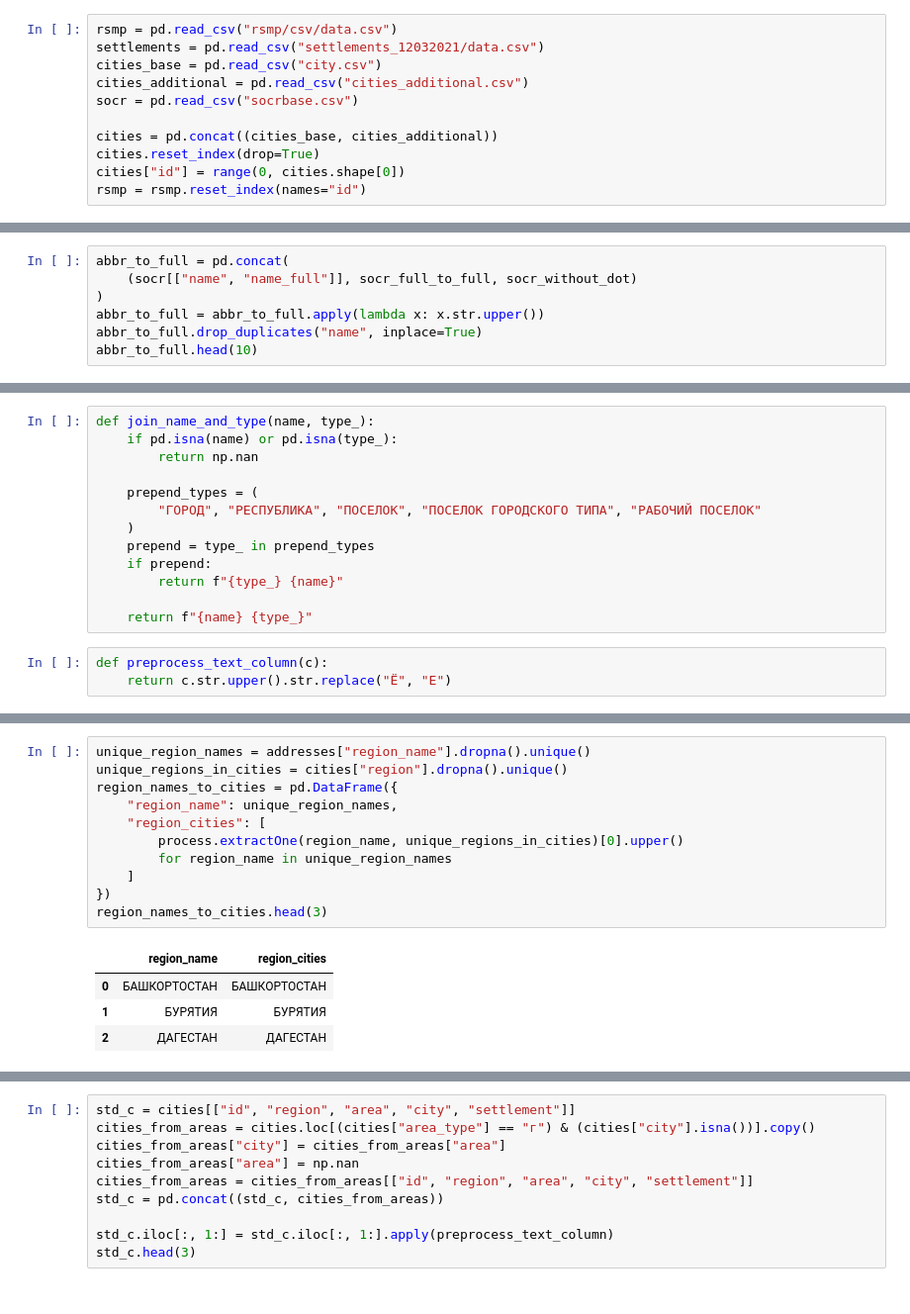
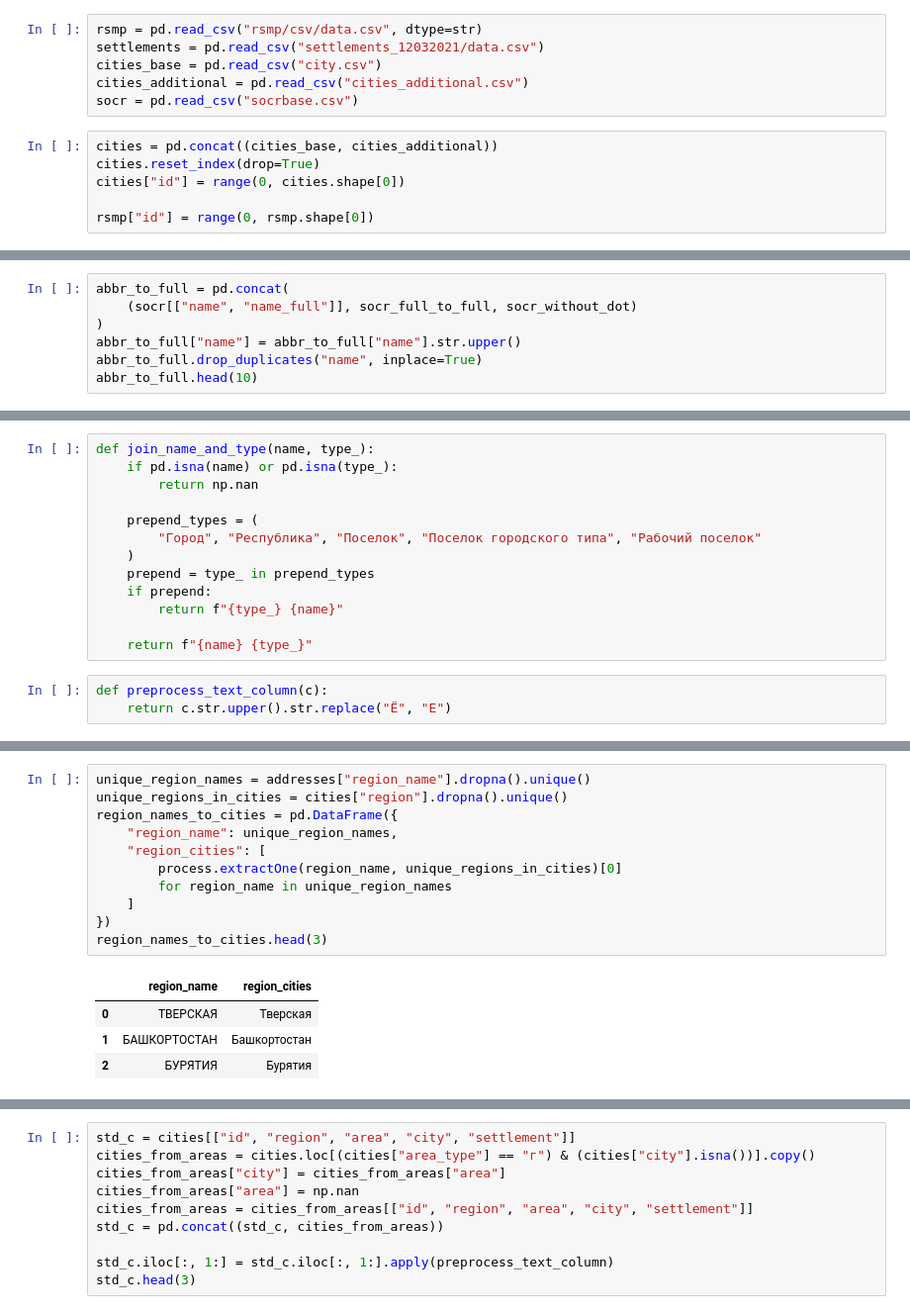
Before and after one commit to PavelSyomin/ru-smb-companies, a Jupyter notebook: Post Processing.ipynb, the cells around one changed output, grey strips where cells are left out. Shown at 99% size. Saved outputs shown, nothing was run; the diff lists cells and outputs as text.

Commit message:
Fix bugs, adjust data structure

```diff
--- a/Post Processing.ipynb
+++ b/Post Processing.ipynb
@@ -9,16 +9,17 @@ pd.set_option("display.max_columns", None)
 # %% [output]
 '%.3f'
 # %%
-rsmp = pd.read_csv("rsmp/csv/data.csv")
+rsmp = pd.read_csv("rsmp/csv/data.csv", dtype=str)
 settlements = pd.read_csv("settlements_12032021/data.csv")
 cities_base = pd.read_csv("city.csv")
 cities_additional = pd.read_csv("cities_additional.csv")
 socr = pd.read_csv("socrbase.csv")
-
-cities = pd.concat((cities_base, cities_additional))
-cities.reset_index(drop=True)
-cities["id"] = range(0, cities.shape[0])
-rsmp = rsmp.reset_index(names="id")
+# %%
+cities = pd.concat((cities_base, cities_additional))
+cities.reset_index(drop=True)
+cities["id"] = range(0, cities.shape[0])
+
+rsmp["id"] = range(0, rsmp.shape[0])
 # %%
 socr_full_to_full = socr[["name_full", "name_full"]]
 socr_full_to_full.columns = ("name", "name_full")
@@ -41,7 +42,7 @@ socr_without_dot.head(3)
 abbr_to_full = pd.concat(
     (socr[["name", "name_full"]], socr_full_to_full, socr_without_dot)
 )
-abbr_to_full = abbr_to_full.apply(lambda x: x.str.upper())
+abbr_to_full["name"] = abbr_to_full["name"].str.upper()
 abbr_to_full.drop_duplicates("name", inplace=True)
 abbr_to_full.head(10)
 # %% [output]
@@ -97,7 +98,7 @@ def join_name_and_type(name, type_):
         return np.nan
 
     prepend_types = (
-        "ГОРОД", "РЕСПУБЛИКА", "ПОСЕЛОК", "ПОСЕЛОК ГОРОДСКОГО ТИПА", "РАБОЧИЙ ПОСЕЛОК"
+        "Город", "Республика", "Поселок", "Поселок городского типа", "Рабочий поселок"
     )
     prepend = type_ in prepend_types
     if prepend:
@@ -147,19 +148,19 @@ dtype: int64
 # %%
 unique_region_names = addresses["region_name"].dropna().unique()
 unique_regions_in_cities = cities["region"].dropna().unique()
 region_names_to_cities = pd.DataFrame({
     "region_name": unique_region_names,
     "region_cities": [
-        process.extractOne(region_name, unique_regions_in_cities)[0].upper()
+        process.extractOne(region_name, unique_regions_in_cities)[0]
         for region_name in unique_region_names
     ]
 })
 region_names_to_cities.head(3)
 # %% [output]
 |  | region_name | region_cities |
-| 0 | БАШКОРТОСТАН | БАШКОРТОСТАН |
-| 1 | БУРЯТИЯ | БУРЯТИЯ |
-| 2 | ДАГЕСТАН | ДАГЕСТАН |
+| 0 | ТВЕРСКАЯ | Тверская |
+| 1 | БАШКОРТОСТАН | Башкортостан |
+| 2 | БУРЯТИЯ | Бурятия |
 # %%
 unique_regions = addresses["region"].dropna().unique()
 unique_regions_in_settlements = settlements["region"].dropna().unique()
```
Also changed, not shown: parts of 108 cells of this notebook, 2 other files.
